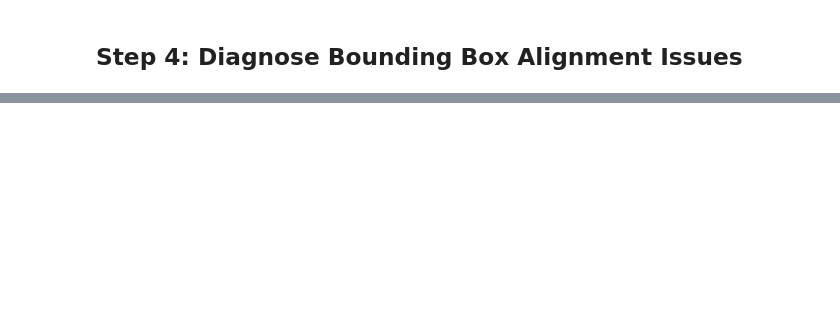
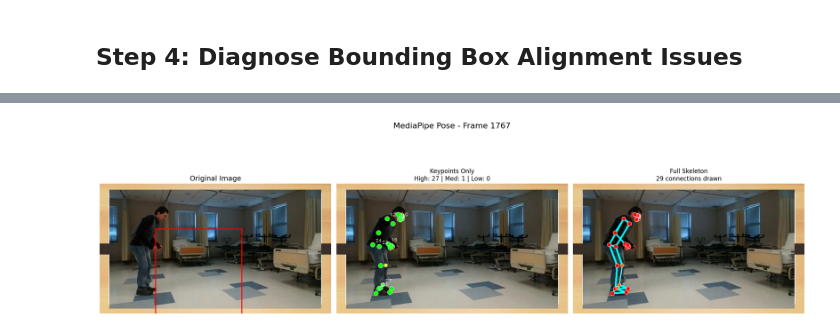
Before and after one commit to brilliantbeaver/alexpose, a Jupyter notebook: notebooks/explore.ipynb, the cells around one changed output, grey strips where cells are left out. Cells and saved outputs as stored; diff of their text form; code cells hidden in the pictures; blank space fills up the shorter version.

```diff
--- a/notebooks/explore.ipynb
+++ b/notebooks/explore.ipynb
@@ -351,0 +935,95 @@ diagnose_bbox_alignment(sequences, first_seq_id, frame_index=0)
+# %%
+def test_mediapipe():
+    """
+    Complete MediaPipe test with NO font warnings
+    Uses the emoji-free visualization function
+    """
+
+    if not pose_landmarker:
+        print("❌ Pose landmarker not available")
+        return None
+
+    try:
+        # Get first sequence and frame
+        first_seq_id = list(sequences.keys())[0]
+        frame_row = sequences[first_seq_id].iloc[10]
+        frame_num = int(frame_row['frame_num'])
+        url = frame_row['url']
+        bbox = frame_row.get('bbox', {})
+
+        print(f"Processing frame {frame_num} from sequence {first_seq_id}")
+
+        # Get video path
+        video_id = extract_video_id(url)
+        video_path = project_root / "data" / "youtube" / f"{video_id}.mp4"
+
+        if not video_path.exists():
+            print(f"Video not found: {video_path}")
+            return None
+
+        # Extract frame
+        cap = cv2.VideoCapture(str(video_path))
+        cap.set(cv2.CAP_PROP_POS_FRAMES, frame_num - 1)
+        ret, frame = cap.read()
+        cap.release()
+
+        if not ret:
+            print(f"Could not read frame {frame_num}")
+            return None
+
+        # Convert to RGB and detect pose on full frame
+        frame_rgb = cv2.cvtColor(frame, cv2.COLOR_BGR2RGB)
+        mp_image = mp.Image(image_format=mp.ImageFormat.SRGB, data=frame_rgb)
+
+        print("Running pose detection on full frame...")
+        detection_result = pose_landmarker.detect(mp_image)
+
+        # Extract keypoints
+        keypoints = []
+        if detection_result.pose_landmarks:
+            pose_landmarks = detection_result.pose_landmarks[0]
+            height, width = frame_rgb.shape[:2]
+
+            for i, landmark in enumerate(pose_landmarks):
+                keypoint = {
+                    'id': i,
+                    'name': POSE_LANDMARK_NAMES[i],
+                    'x': landmark.x * width,
+                    'y': landmark.y * height,
+                    'z': landmark.z,
+                    'visibility': landmark.visibility,
+                    'presence': landmark.presence,
+                    'confidence': landmark.visibility,
+                    'x_normalized': landmark.x,
+                    'y_normalized': landmark.y
+                }
+                keypoints.append(keypoint)
+
+            print(f"SUCCESS! Detected {len(keypoints)} landmarks")
+        else:
+            print("No pose detected")
+            keypoints = []
+
+        # Visualize with NO EMOJI (no warnings)
+        if keypoints:
+            visualize_pose_with_skeleton(frame_rgb, keypoints, bbox,
+                                         f"MediaPipe Pose - Frame {frame_num}")
+        else:
+            plt.figure(figsize=(10, 8))
+            plt.imshow(frame_rgb)
+            plt.title(f"No Pose Detected - Frame {frame_num}")
+            plt.axis('off')
+            plt.show()
+
+        return keypoints, frame_rgb
+
+    except Exception as e:
+        print(f"Test failed: {e}")
+        import traceback
+        traceback.print_exc()
+        return None
+
+# Run the warning-free test
+print("Testing MediaPipe with NO font warnings...")
+result_no_warnings = test_mediapipe()
+# %% [output]
@@ -351,0 +1034 @@ diagnose_bbox_alignment(sequences, first_seq_id, frame_index=0)
+[figure, added]
```
Also changed, not shown: parts of 23 cells of this notebook, 20 other files.
